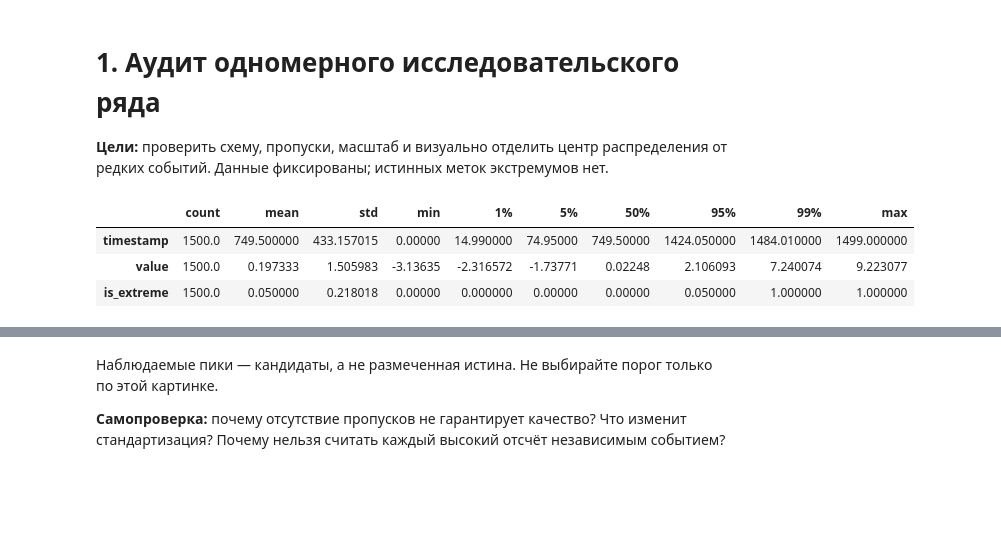
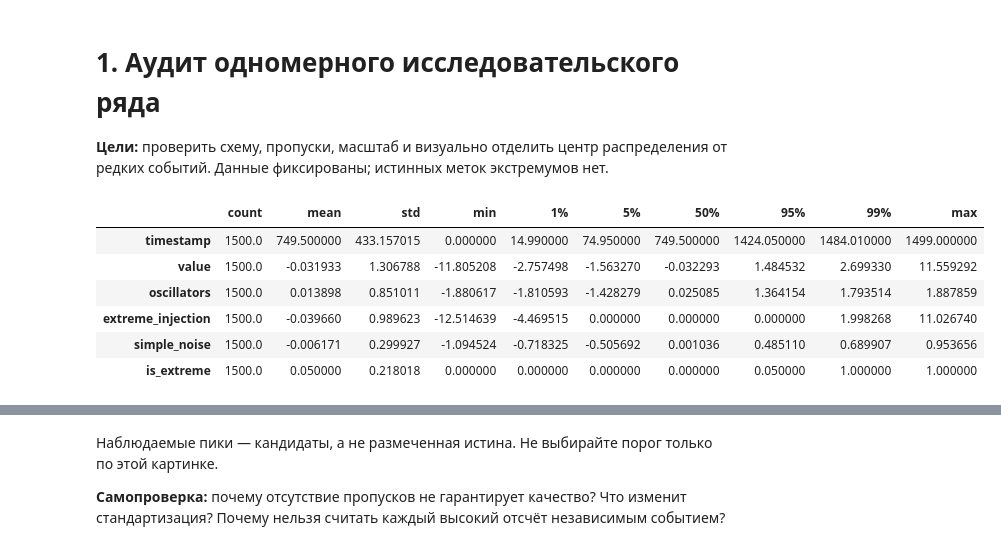
Before and after one commit to D2718281828nis/EVT-educational-demo, a Jupyter notebook: demo/evt-educational-demo/notebooks/1-d/01_dataset_audit.ipynb, the cells around one changed output, grey strips where cells are left out. Cells and saved outputs as stored; diff of their text form; code cells hidden in the pictures; blank space fills up the shorter version.

```diff
--- a/demo/evt-educational-demo/notebooks/1-d/01_dataset_audit.ipynb
+++ b/demo/evt-educational-demo/notebooks/1-d/01_dataset_audit.ipynb
@@ -5,24 +5,27 @@
 # %%
 from pathlib import Path
 import os
 import numpy as np
 import pandas as pd
 
-ROOT = next(p for p in [Path.cwd(), *Path.cwd().parents] if (p / "data/generated/fractal_extreme_series.csv").exists())
-DATA = ROOT / "data/generated/fractal_extreme_series.csv"
+ROOT = next(p for p in [Path.cwd(), *Path.cwd().parents] if (p / "data/generated/additive_fractal_series.csv").exists())
+DATA = ROOT / "data/generated/additive_fractal_series.csv"
 SEED = 42
 rng = np.random.default_rng(SEED)
 df = pd.read_csv(DATA)
 x = df["value"].to_numpy()
 assert np.isfinite(x).all() and x.ndim == 1
 
 summary = df.describe(percentiles=[.01,.05,.5,.95,.99]).T
 summary
 # %% [output]
 |  | count | mean | std | min | 1% | 5% | 50% | 95% | 99% | max |
-| timestamp | 1500.0 | 749.500000 | 433.157015 | 0.00000 | 14.990000 | 74.95000 | 749.50000 | 1424.050000 | 1484.010000 | 1499.000000 |
-| value | 1500.0 | 0.197333 | 1.505983 | -3.13635 | -2.316572 | -1.73771 | 0.02248 | 2.106093 | 7.240074 | 9.223077 |
-| is_extreme | 1500.0 | 0.050000 | 0.218018 | 0.00000 | 0.000000 | 0.00000 | 0.00000 | 0.050000 | 1.000000 | 1.000000 |
+| timestamp | 1500.0 | 749.500000 | 433.157015 | 0.000000 | 14.990000 | 74.950000 | 749.500000 | 1424.050000 | 1484.010000 | 1499.000000 |
+| value | 1500.0 | -0.031933 | 1.306788 | -11.805208 | -2.757498 | -1.563270 | -0.032293 | 1.484532 | 2.699330 | 11.559292 |
+| oscillators | 1500.0 | 0.013898 | 0.851011 | -1.880617 | -1.810593 | -1.428279 | 0.025085 | 1.364154 | 1.793514 | 1.887859 |
+| extreme_injection | 1500.0 | -0.039660 | 0.989623 | -12.514639 | -4.469515 | 0.000000 | 0.000000 | 0.000000 | 1.998268 | 11.026740 |
+| simple_noise | 1500.0 | -0.006171 | 0.299927 | -1.094524 | -0.718325 | -0.505692 | 0.001036 | 0.485110 | 0.689907 | 0.953656 |
+| is_extreme | 1500.0 | 0.050000 | 0.218018 | 0.000000 | 0.000000 | 0.000000 | 0.000000 | 0.050000 | 1.000000 | 1.000000 |
 # %%
 import matplotlib.pyplot as plt
 fig, ax = plt.subplots(figsize=(13, 3))
```
Also changed, not shown: parts of 5 cells of this notebook, 28 other files.
